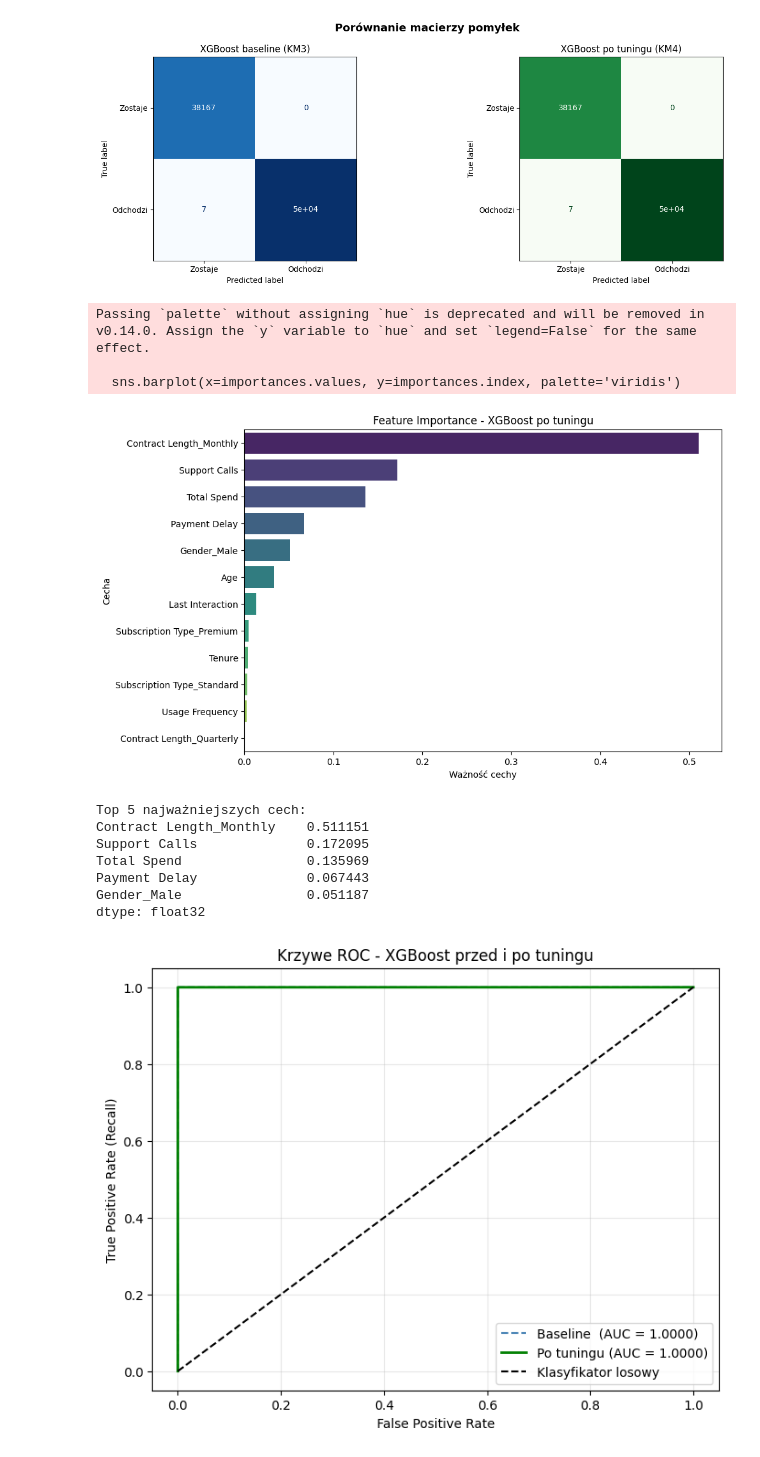
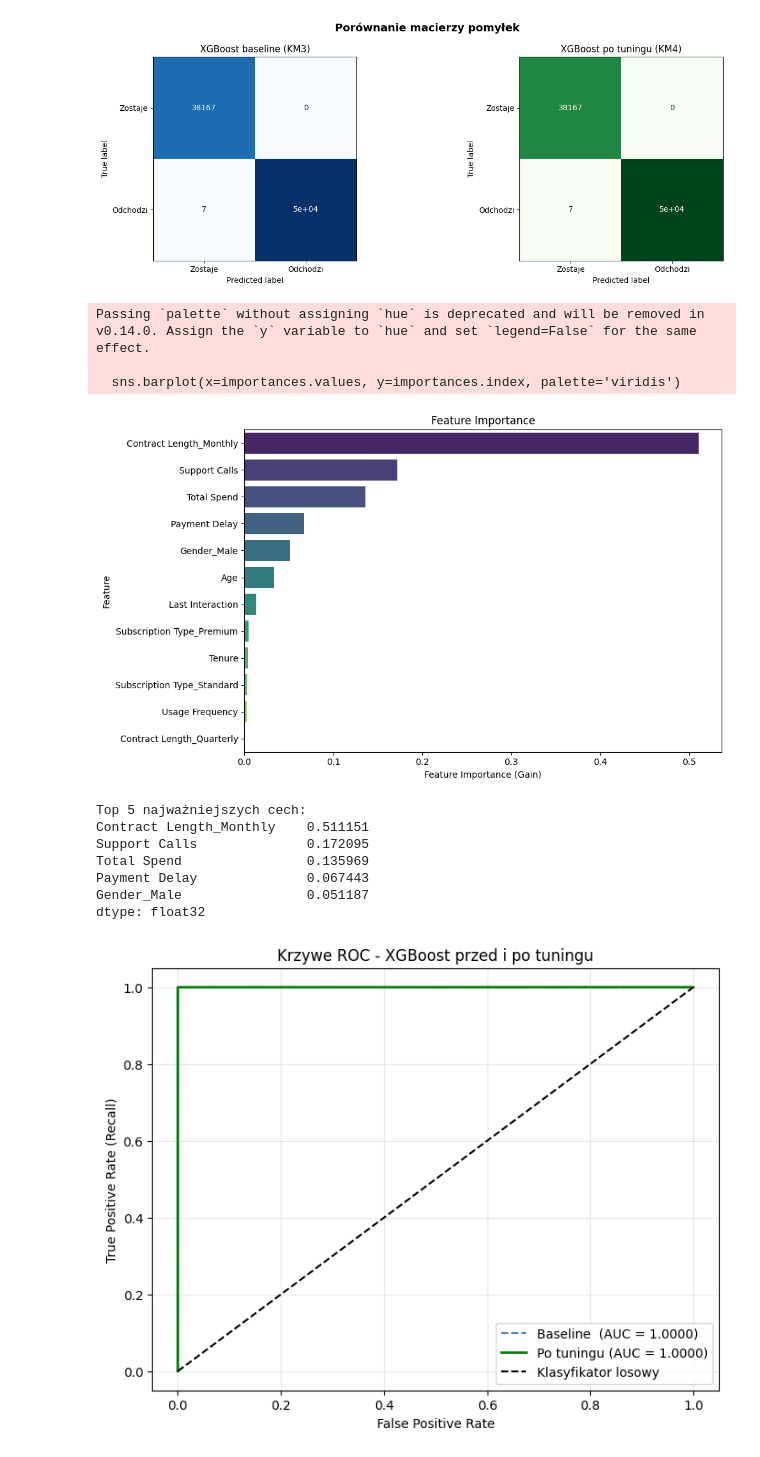
Before and after one commit to weronix123/customer-churn, a Jupyter notebook: churn_projekt.ipynb, the cells around one changed output. Saved outputs shown, nothing was run; the diff lists cells and outputs as text; code cells hidden in the pictures.

```diff
--- a/churn_projekt.ipynb
+++ b/churn_projekt.ipynb
@@ -464,24 +466,24 @@ plt.show()
 # %%
 importances = pd.Series(
     xgb_tuned.feature_importances_,
     index=X_train.columns
 ).sort_values(ascending=False)
 
 plt.figure(figsize=(10, 6))
 sns.barplot(x=importances.values, y=importances.index, palette='viridis')
-plt.title('Feature Importance - XGBoost po tuningu')
-plt.xlabel('Ważność cechy')
-plt.ylabel('Cecha')
+plt.title('Feature Importance')
+plt.xlabel('Feature Importance (Gain)')
+plt.ylabel('Feature')
 plt.tight_layout()
 plt.show()
 
 print("\nTop 5 najważniejszych cech:")
 print(importances.head(5))
 # %% [output]
 Passing `palette` without assigning `hue` is deprecated and will be removed in v0.14.0. Assign the `y` variable to `hue` and set `legend=False` for the same effect.
 
   sns.barplot(x=importances.values, y=importances.index, palette='viridis')
-[figure, old version]
+[figure, new version]
 Top 5 najważniejszych cech:
 Contract Length_Monthly    0.511151
 Support Calls              0.172095
```
Also changed, not shown: parts of 4 cells of this notebook.
